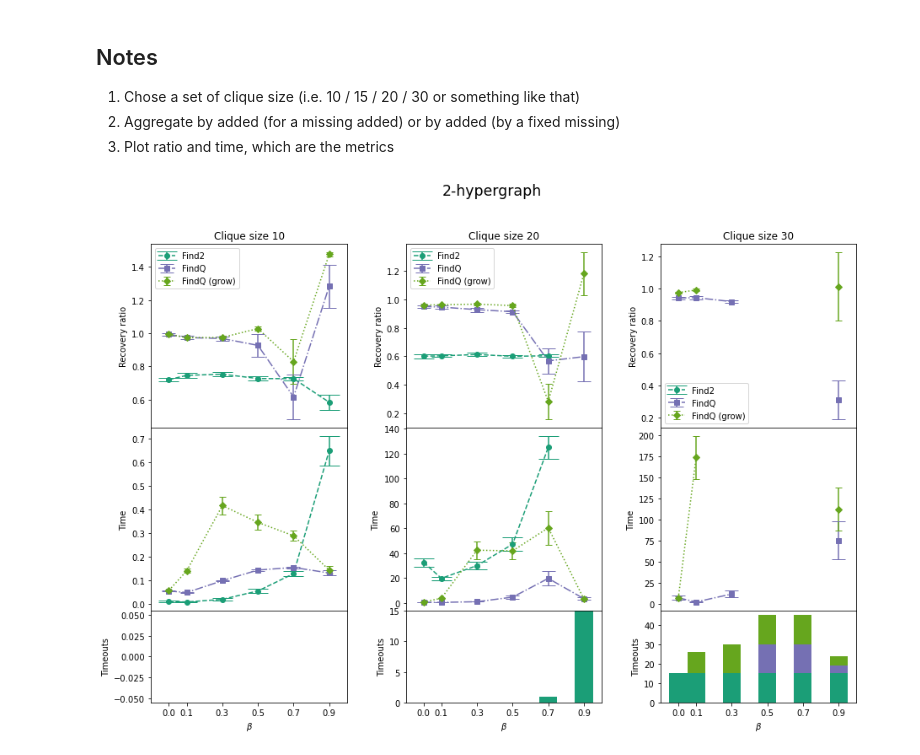
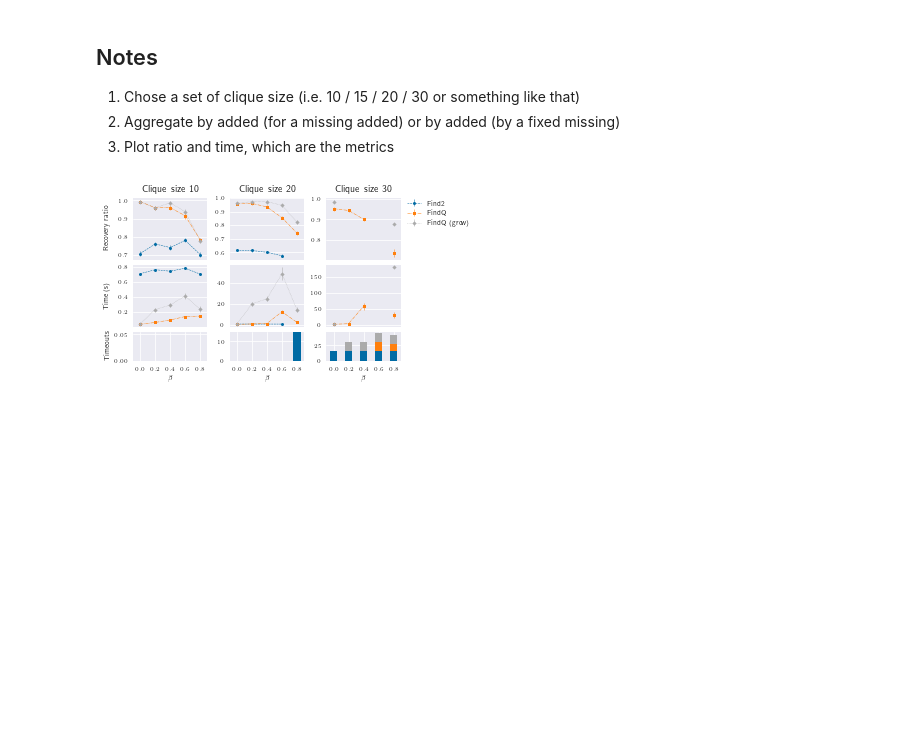
Before and after one commit to ayllon/MatchBox, a Jupyter notebook: notebooks/quasiclique-runs.ipynb, the cells around one changed output. Cells and saved outputs as stored; diff of their text form; code cells hidden in the pictures; blank space fills up the shorter version.

Commit message:
Re-render quasi results

```diff
--- a/notebooks/quasiclique-runs.ipynb
+++ b/notebooks/quasiclique-runs.ipynb
@@ -1,13 +1,28 @@
 # %%
 %matplotlib inline
 from matplotlib import gridspec, cm
-from plot import bootstrap_samples_mean
+from plot import bootstrap_samples_mean, StyleCycler
 from typing import List, Union
 import matplotlib.pyplot as plt
 import pandas
 import numpy as np
 import functools
-import itertools
+
+plt.style.use('seaborn')
+plt.style.use('seaborn-paper')
+plt.style.use('tableau-colorblind10')
+plt.rcParams.update({
+    'figure.figsize': (4.8, 3),
+    'text.usetex': True,
+    'font.size': 10,
+    'ytick.labelsize': 6,
+    'xtick.labelsize': 6,
+    'axes.labelsize': 7,
+    'legend.fontsize': 7,
+    'lines.markersize': 3,
+    'lines.linewidth': 0.5,
+    'errorbar.capsize': 2
+})
 # %% [markdown]
 ## Notes
 
@@ -97,13 +117,14 @@ raw4_results = pandas.read_csv('../results/quasi4.csv', index_col=0)
 # %%
-fig = plt.figure(figsize=(15, 10))
+fig = plt.figure()
 gs0 = gridspec.GridSpec(ncols=3, nrows=1, figure=fig, wspace=0.3)
 
-plot_results(raw2_results, dict(missing=0.1, clique=10), groupby='added', xlabel='$\\beta$', fig=fig, gs=gs0[0], title='Clique size 10')
+plot_results(raw2_results, dict(missing=0.1, clique=10), groupby='added', xlabel='$\\beta$', fig=fig, gs=gs0[0], title='Clique size 10', ylabel=True)
 plot_results(raw2_results, dict(missing=0.1, clique=20), groupby='added', xlabel='$\\beta$', fig=fig, gs=gs0[1], title='Clique size 20')
-plot_results(raw2_results, dict(missing=0.1, clique=30), groupby='added', xlabel='$\\beta$', fig=fig, gs=gs0[2], title='Clique size 30')
-fig.suptitle('2-hypergraph', fontsize='xx-large')
+plot_results(raw2_results, dict(missing=0.1, clique=30), groupby='added', xlabel='$\\beta$', fig=fig, gs=gs0[2], title='Clique size 30', legend=True)
+
+fig.savefig('/home/aalvarez/Downloads/Plots/2hyper_beta.eps', bbox_inches='tight')
 
 plt.show()
 # %% [output]
-[figure, old version]
+[figure, new version]
 # %%
```
Also changed, not shown: parts of 8 cells of this notebook, 2 other files.
